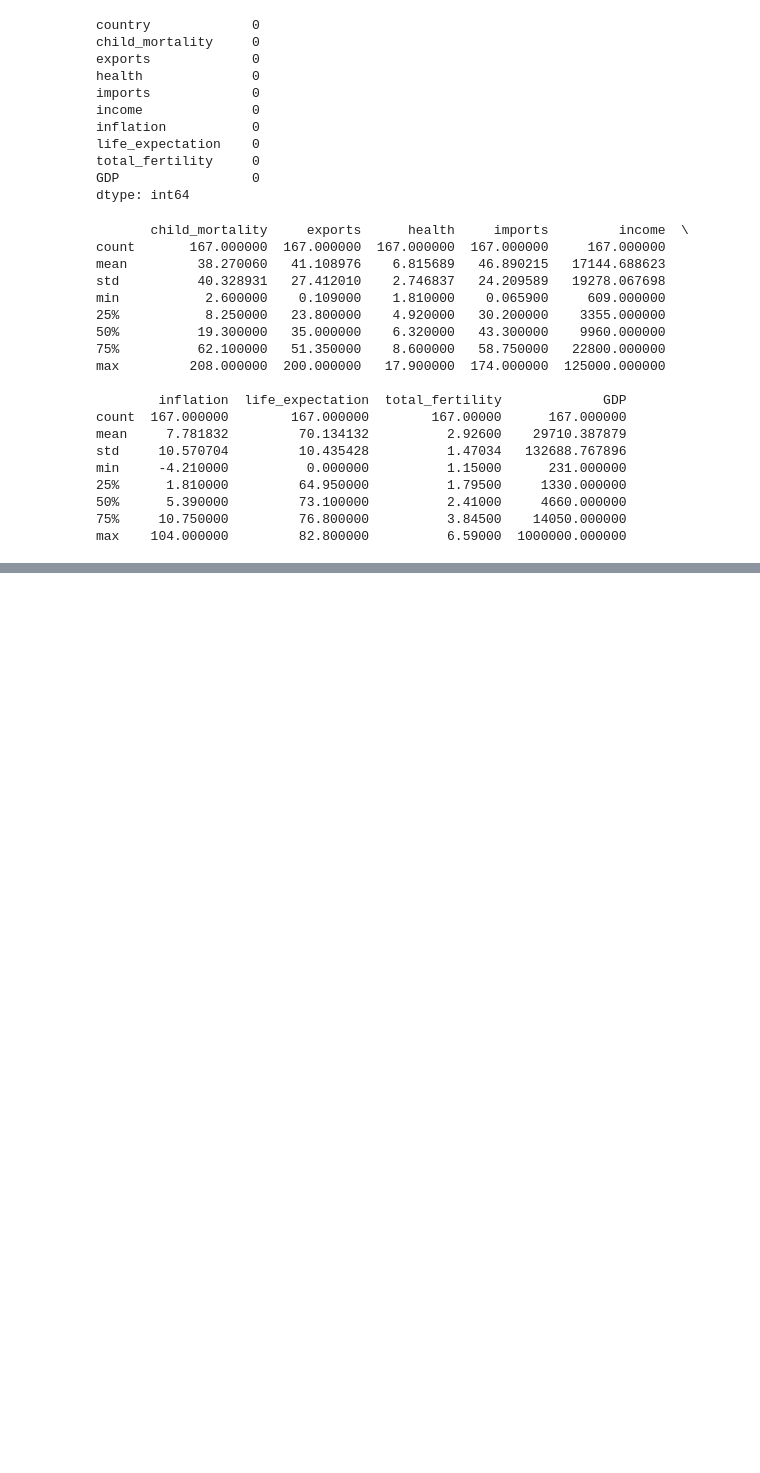
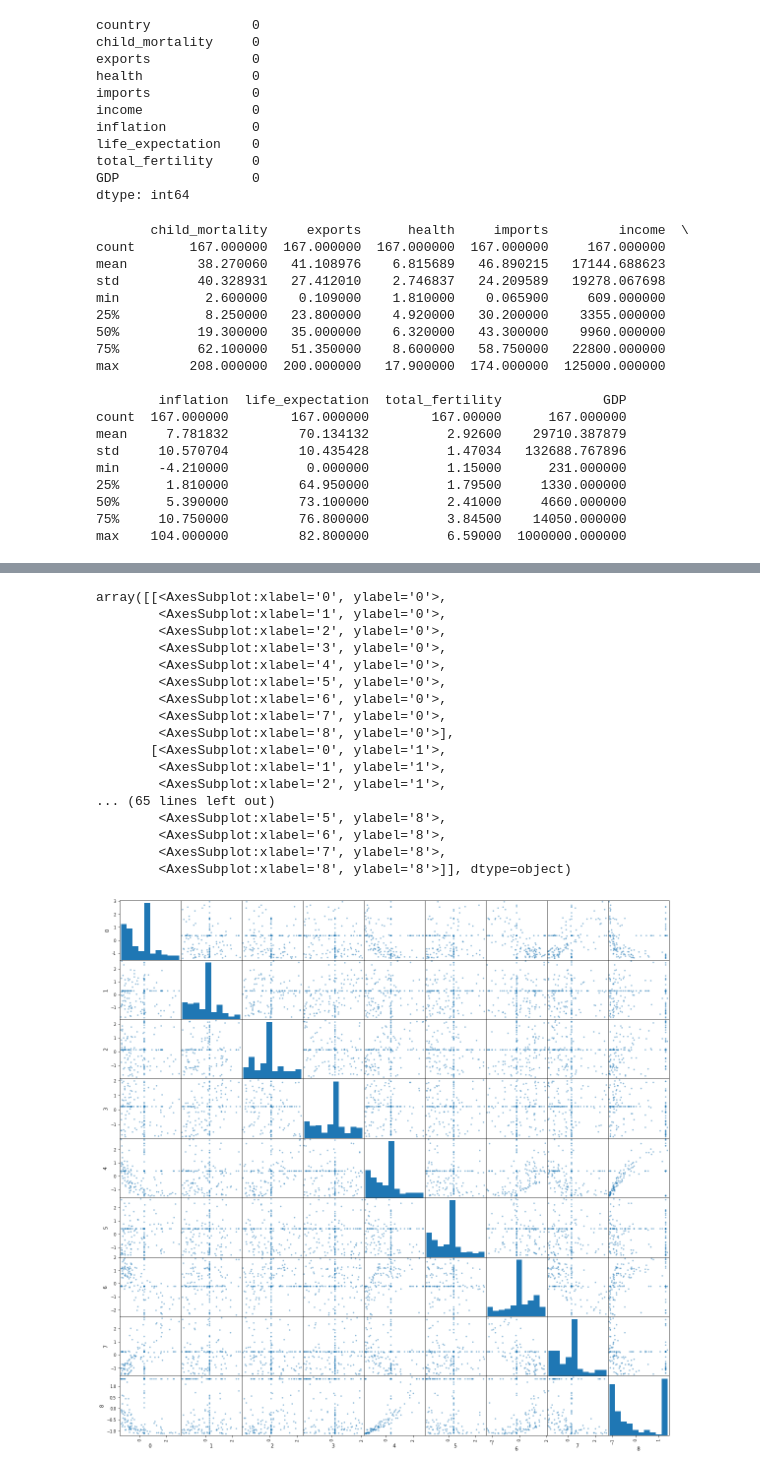
Before and after one commit to EvanEpivent5/odata, a Jupyter notebook: scripts/main.ipynb, the cells around one changed output, grey strips where cells are left out. Drawn from its saved outputs; the diff is of its cells as text; code cells hidden in the pictures; blank space fills up the shorter version.

```diff
--- a/scripts/main.ipynb
+++ b/scripts/main.ipynb
@@ -99,0 +146,6 @@ AxesSubplot(0.125,0.125;0.775x0.755)
+# %%
+scaler = prepro.StandardScaler()
+scaler.fit(data_3)
+data_4 = pd.DataFrame(scaler.transform(data_3))
+
+print(data_4.describe())
@@ -99,0 +185,21 @@ AxesSubplot(0.125,0.125;0.775x0.755)
+# %%
+pd.plotting.scatter_matrix(data_4, figsize = [20, 20])
+# %% [output]
+array([[<AxesSubplot:xlabel='0', ylabel='0'>,
+        <AxesSubplot:xlabel='1', ylabel='0'>,
+        <AxesSubplot:xlabel='2', ylabel='0'>,
+        <AxesSubplot:xlabel='3', ylabel='0'>,
+        <AxesSubplot:xlabel='4', ylabel='0'>,
+        <AxesSubplot:xlabel='5', ylabel='0'>,
+        <AxesSubplot:xlabel='6', ylabel='0'>,
+        <AxesSubplot:xlabel='7', ylabel='0'>,
+        <AxesSubplot:xlabel='8', ylabel='0'>],
+       [<AxesSubplot:xlabel='0', ylabel='1'>,
+        <AxesSubplot:xlabel='1', ylabel='1'>,
+        <AxesSubplot:xlabel='2', ylabel='1'>,
+... (65 lines left out)
+        <AxesSubplot:xlabel='5', ylabel='8'>,
+        <AxesSubplot:xlabel='6', ylabel='8'>,
+        <AxesSubplot:xlabel='7', ylabel='8'>,
+        <AxesSubplot:xlabel='8', ylabel='8'>]], dtype=object)
+[figure, added]
```
Also changed, not shown: parts of 10 cells of this notebook.
